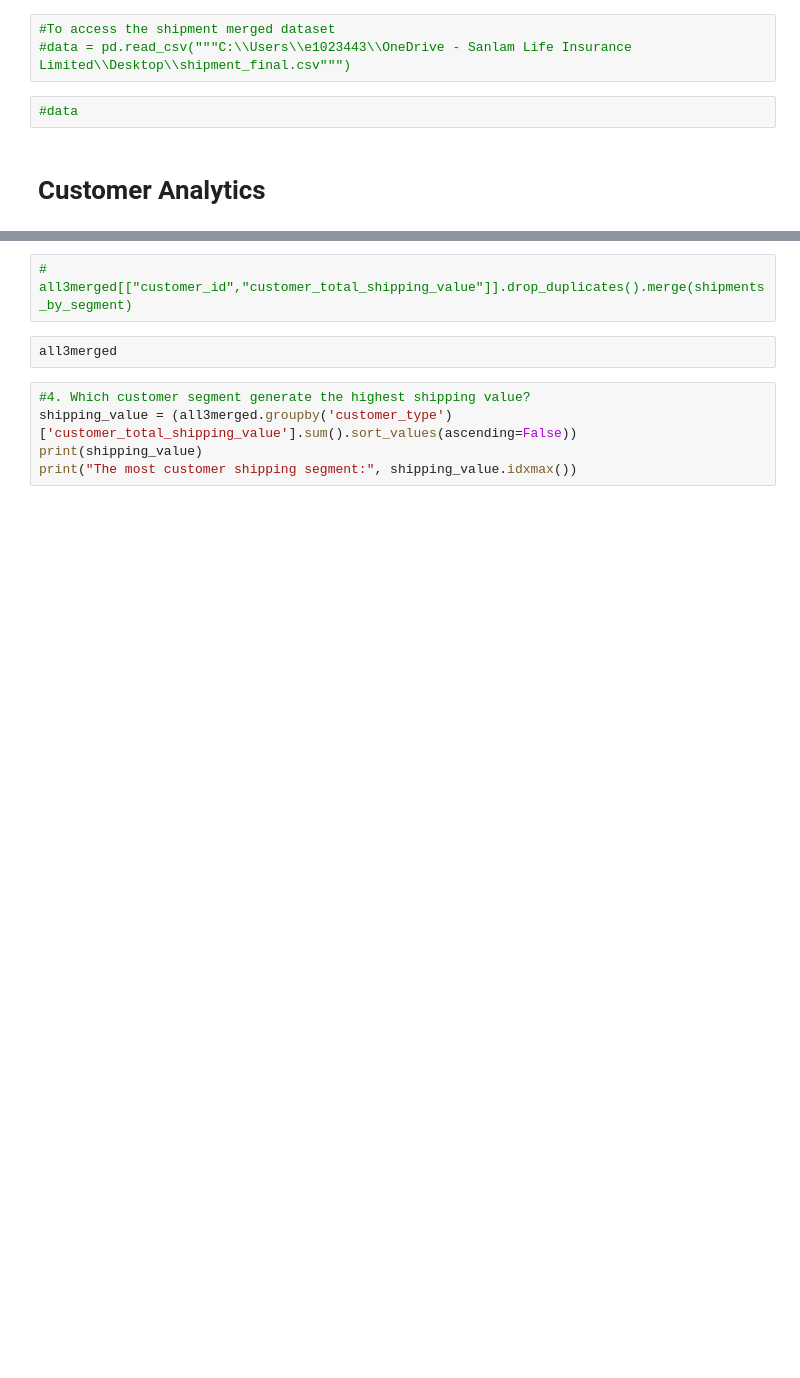
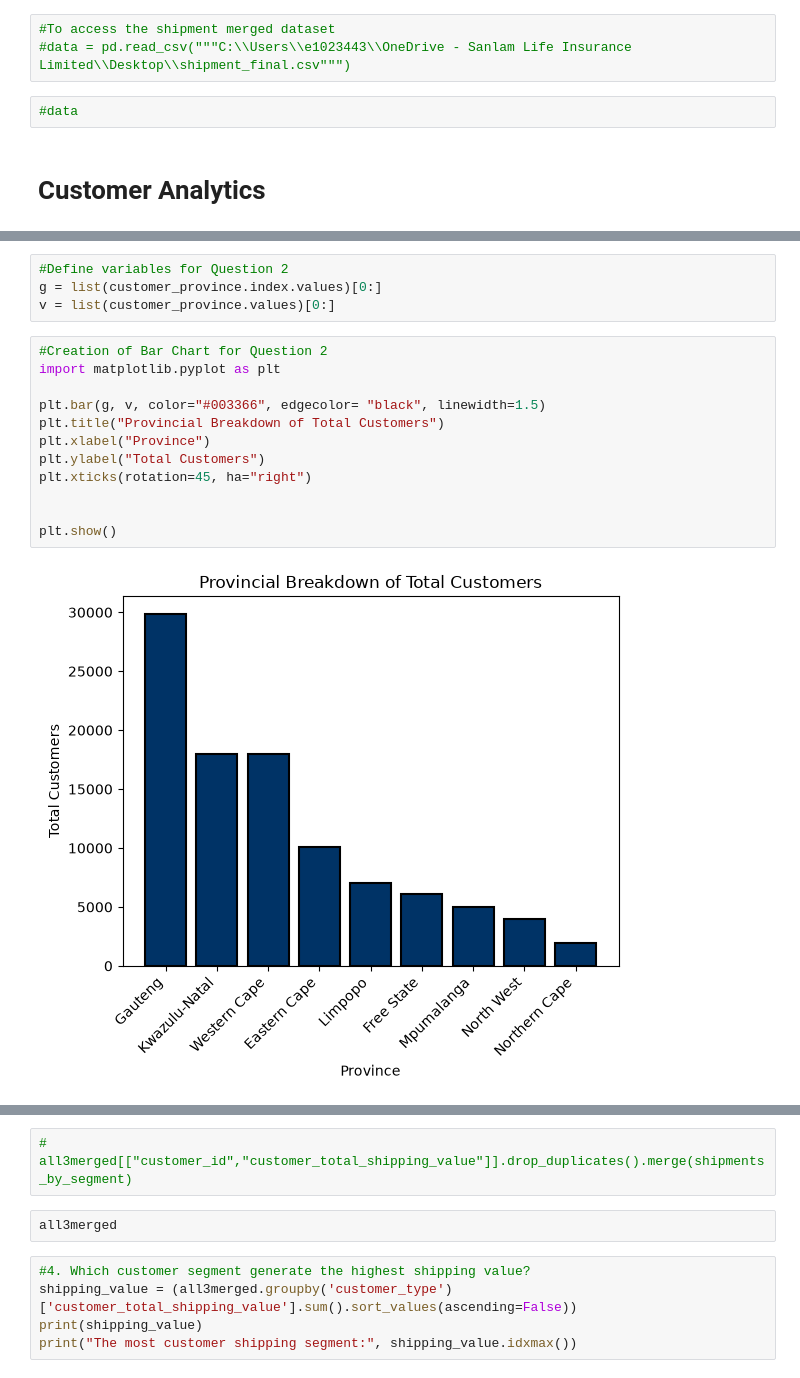
Before and after one commit to jilyanga2/Logistics-And-Delivery-Intelligence, a Jupyter notebook: feature-engineering.ipynb, the cells around one changed output, grey strips where cells are left out. Saved outputs shown, nothing was run; the diff lists cells and outputs as text; blank space fills up the shorter version.

Commit message:
Done with cetain customer analytics visualisation and now busy with delivery visualisation

```diff
--- a/feature-engineering.ipynb
+++ b/feature-engineering.ipynb
@@ -259,3 +689,21 @@ print("Province with the most customers:", customer_province.idxmax())
+# %%
+#Define variables for Question 2
+g = list(customer_province.index.values)[0:]
+v = list(customer_province.values)[0:]
+# %%
+#Creation of Bar Chart for Question 2
+import matplotlib.pyplot as plt
+
+plt.bar(g, v, color="#003366", edgecolor= "black", linewidth=1.5)
+plt.title("Provincial Breakdown of Total Customers")
+plt.xlabel("Province")
+plt.ylabel("Total Customers")
+plt.xticks(rotation=45, ha="right")
+
+
+plt.show()
+# %% [output]
+[figure, added]
 # %%
 shipping_by_segment = pd.merge(
     shipments_cleaned ,
```
Also changed, not shown: parts of 52 cells of this notebook.
